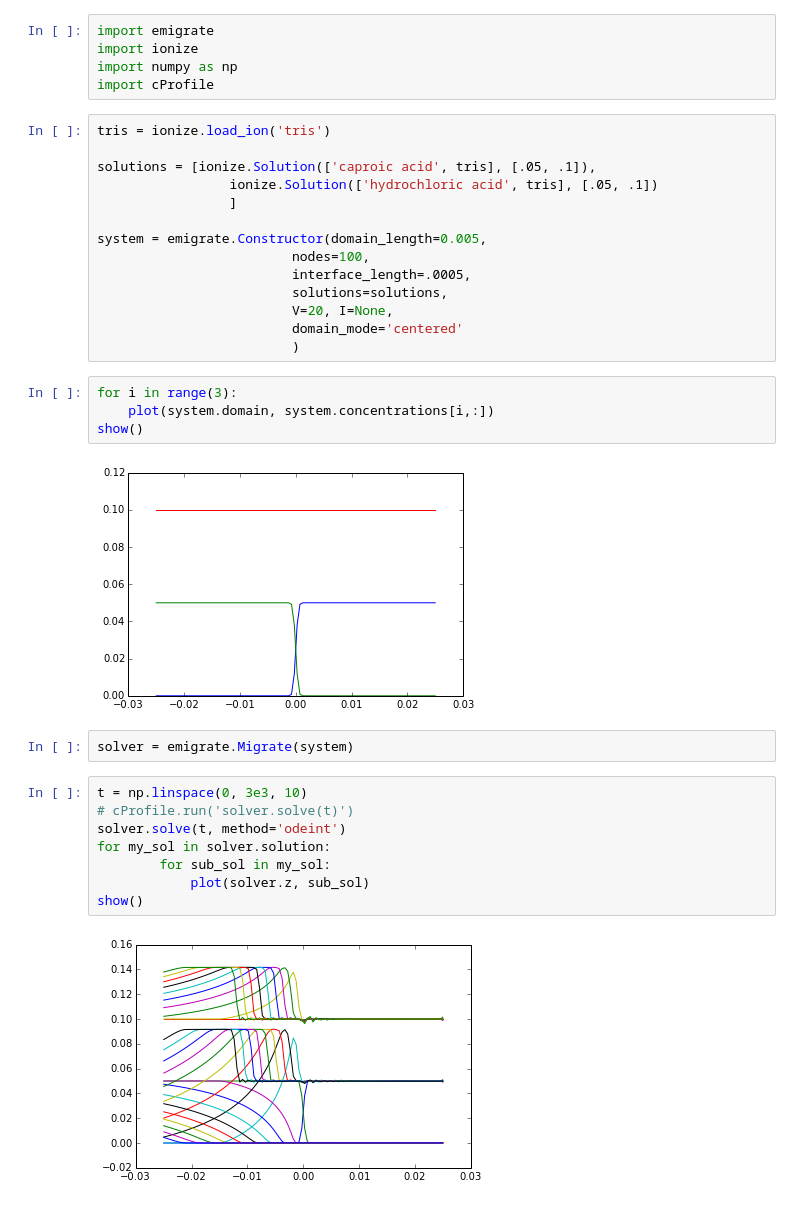
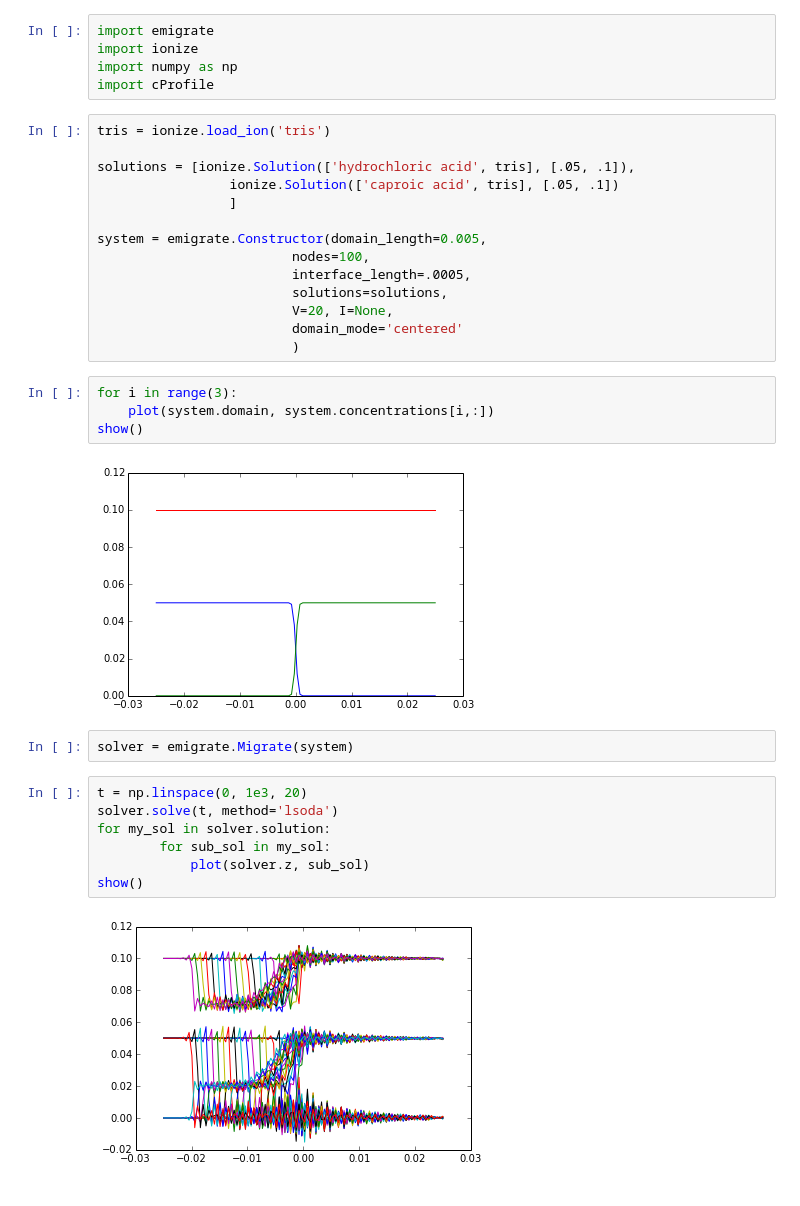
Before and after one commit to lewisamarshall/emigrate, a Jupyter notebook: Tutorial.ipynb, the cells around one changed output. Drawn from its saved outputs; the diff is of its cells as text.

```diff
--- a/Tutorial.ipynb
+++ b/Tutorial.ipynb
@@ -10,8 +10,8 @@ import cProfile
 # %%
 tris = ionize.load_ion('tris')
 
-solutions = [ionize.Solution(['caproic acid', tris], [.05, .1]),
-                 ionize.Solution(['hydrochloric acid', tris], [.05, .1])
+solutions = [ionize.Solution(['hydrochloric acid', tris], [.05, .1]),
+                 ionize.Solution(['caproic acid', tris], [.05, .1])
                  ]
 
 system = emigrate.Constructor(domain_length=0.005,
@@ -26,16 +26,15 @@ for i in range(3):
     plot(system.domain, system.concentrations[i,:])
 show()
 # %% [output]
-[figure, old version]
+[figure, new version]
 # %%
 solver = emigrate.Migrate(system)
 # %%
-t = np.linspace(0, 3e3, 10)
-# cProfile.run('solver.solve(t)')
-solver.solve(t, method='odeint')
+t = np.linspace(0, 1e3, 20)
+solver.solve(t, method='lsoda')
 for my_sol in solver.solution:
         for sub_sol in my_sol:
             plot(solver.z, sub_sol)
 show()
 # %% [output]
-[figure, old version]
+[figure, new version]
```
Also changed, not shown: 1 other file.
